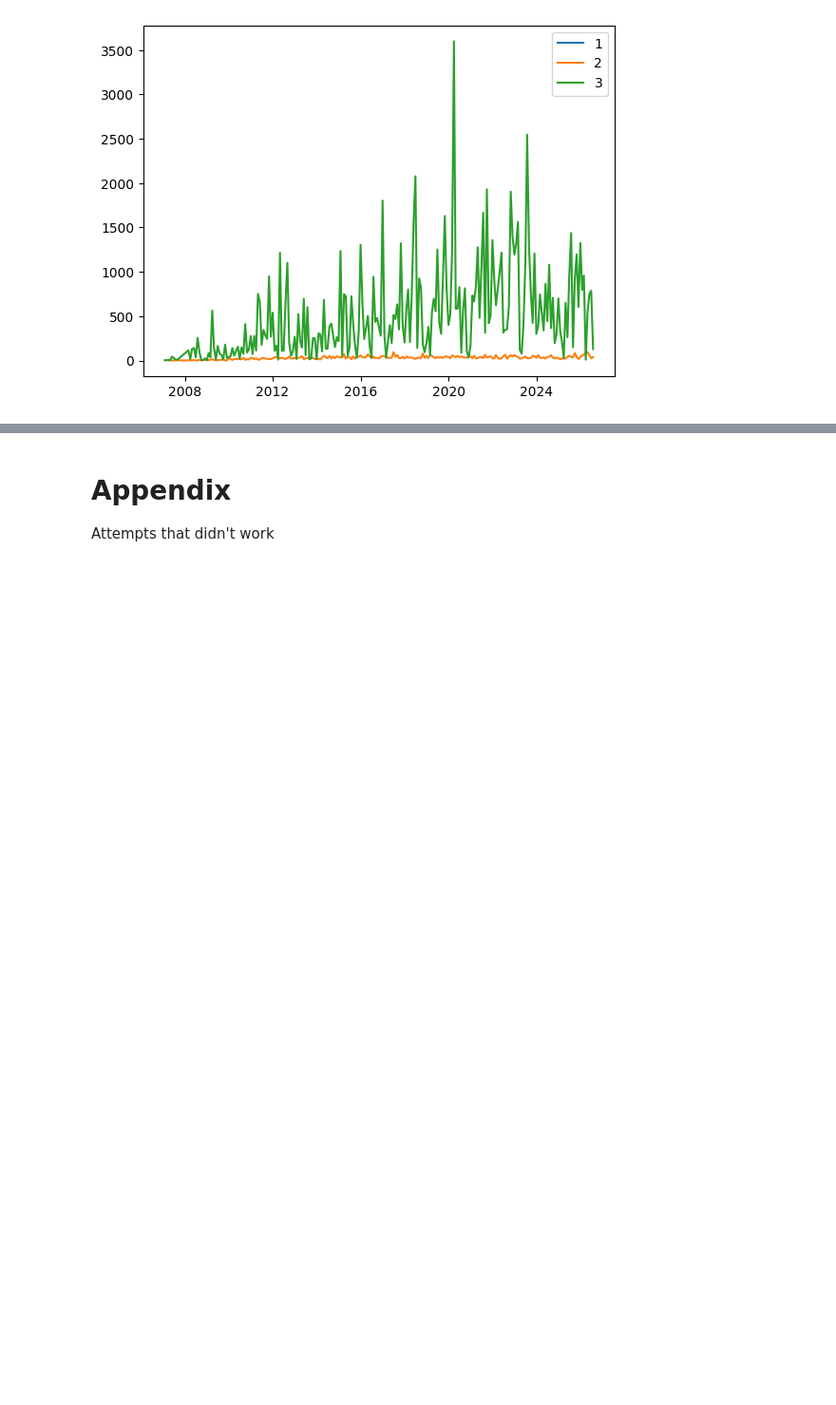
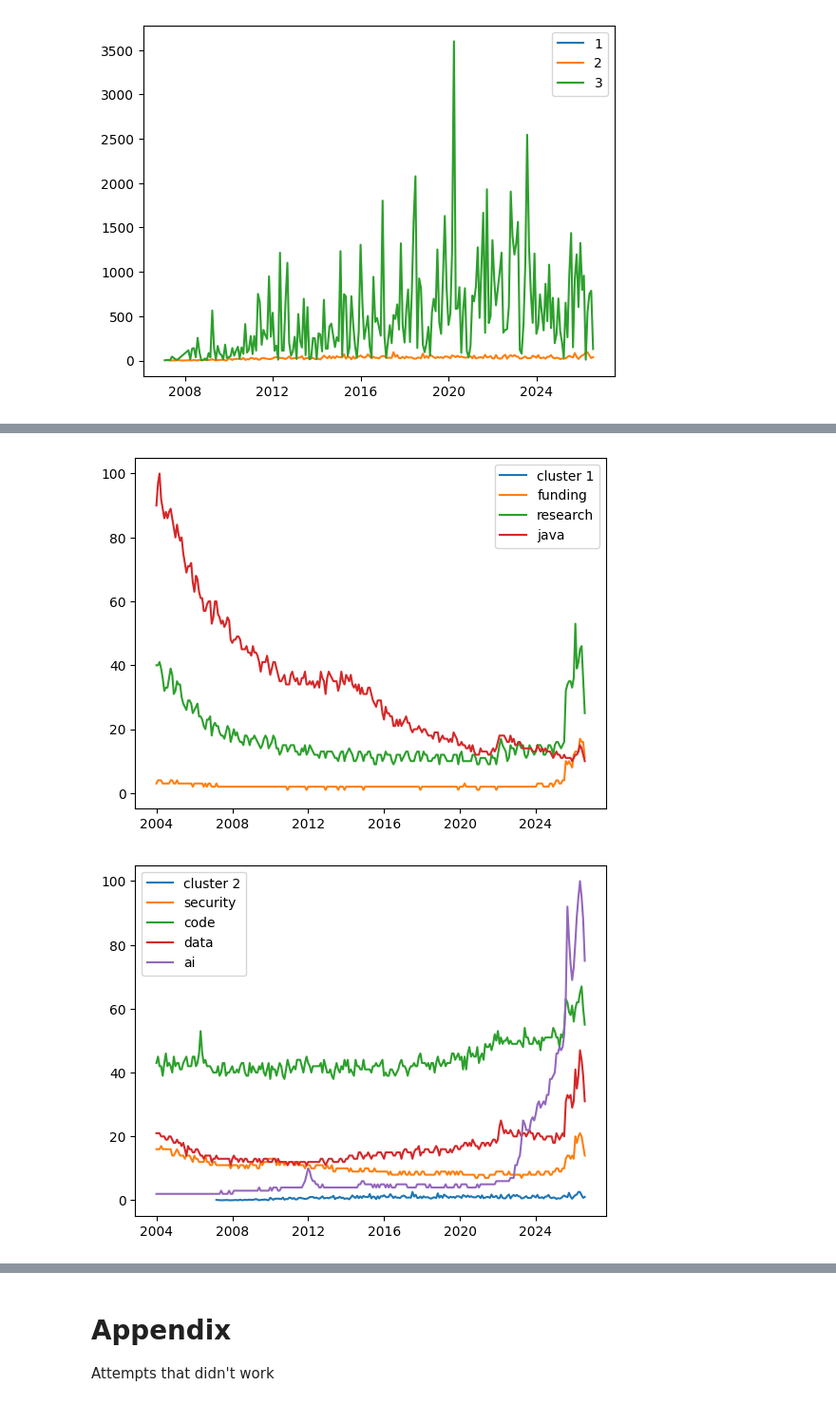
Before and after one commit to royalsflush/hackernews_vs_googletrends, a Jupyter notebook: Hacker_news.ipynb, the cells around one changed output, grey strips where cells are left out. Shown at 95% size. Cells and saved outputs as stored; diff of their text form; code cells hidden in the pictures; blank space fills up the shorter version.

Commit message:
Added trends comparison, finally

```diff
--- a/Hacker_news.ipynb
+++ b/Hacker_news.ipynb
@@ -562,7 +577,10 @@ for c in df.index.unique():
 # %%
 from google import genai
 
-client_genai = genai.Client()
+from google.colab import userdata
+GEMINI_API_KEY = userdata.get('GEMINI_API_KEY')
+
+client_genai = genai.Client(api_key=GEMINI_API_KEY)
 
 query = """
 SELECT clusters.CENTROID_ID,
@@ -584,9 +602,9 @@ df.set_index(['CENTROID_ID'], inplace=True)
 for c in df.index.unique():
   print(f"Cluster {c}")
 
-  interaction = client.interactions.create(
-    model="gemini-3.7-flash",
-    input="Tell me what's the most common topic in these sentences: " +"\n".join(concat_stories(c, df))
+  interaction = client_genai.interactions.create(
+    model="gemini-3.6-flash",
+    input="Tell me what's the most common topic in these sentences: " +"\n".join(concat_stories(c, df)[:100]),
   )
   print(interaction.output_text)
 # %% [output]
@@ -646,0 +648,47 @@ date
+# %%
+from pytrends_modern import TrendReq
+
+pytrends = TrendReq(hl='en-US', tz=0)
+pytrends.build_payload(
+    kw_list=['funding', 'research', 'java'],
+    timeframe='all',
+    geo='', # Default is world
+)
+
+query = """
+SELECT clusters.CENTROID_ID,
+       popularity.month,
+       SUM(popularity.popularity) AS cluster_popularity
+FROM ML.PREDICT(MODEL `data-mining-project-505611.hackernews_royalsflush.clustering`, (
+  SELECT *
+  FROM `hackernews_royalsflush.hackernews_embeddings`
+)) AS clusters
+JOIN `hackernews_royalsflush.hackernews_popularity` AS popularity
+ON popularity.story_id = clusters.story_id
+GROUP BY clusters.CENTROID_ID, popularity.month;
+"""
+
+df = client.query(query).to_dataframe()
+df.set_index(['CENTROID_ID'], inplace=True)
+keywords = [['funding', 'research', 'java']]
+keywords+= [['security', 'code', 'data', 'ai']]
+keywords+= [['hacker', 'developer', 'startup']]
+df = df.sort_values(by=['CENTROID_ID', 'month'])
+print(df)
+
+for c in df.index.unique():
+  fig, ax = plt.subplots()
+  normalized_df=((df-df.min()) * 100)/(df.max()-df.min())
+  ax.plot(df.loc[c]['month'], normalized_df.loc[c]['cluster_popularity'], label=f"cluster {c}")
+  pytrends.build_payload(
+    kw_list=keywords[c-1],
+    timeframe='all',
+    geo='', # Default is world
+  )
+  interest_df = pytrends.interest_over_time()
+  for k in keywords[c-1]:
+    ax.plot(interest_df.index, interest_df[k], label=k)
+
+  ax.legend()
+  plt.show()
+# %% [output]
@@ -646,0 +710,2 @@ date
+[figure, added]
+[figure, added]
```
Also changed, not shown: parts of 5 cells of this notebook.
